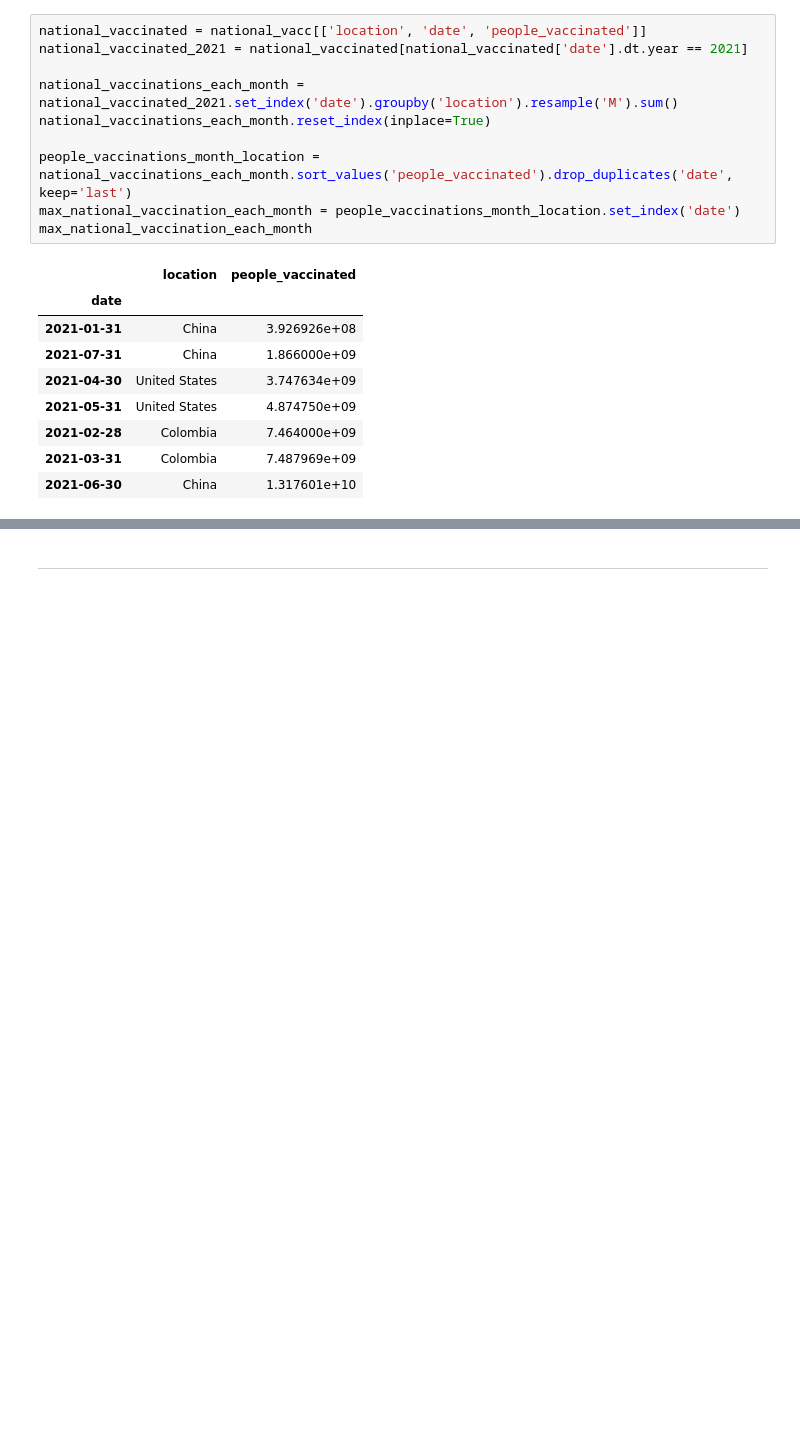
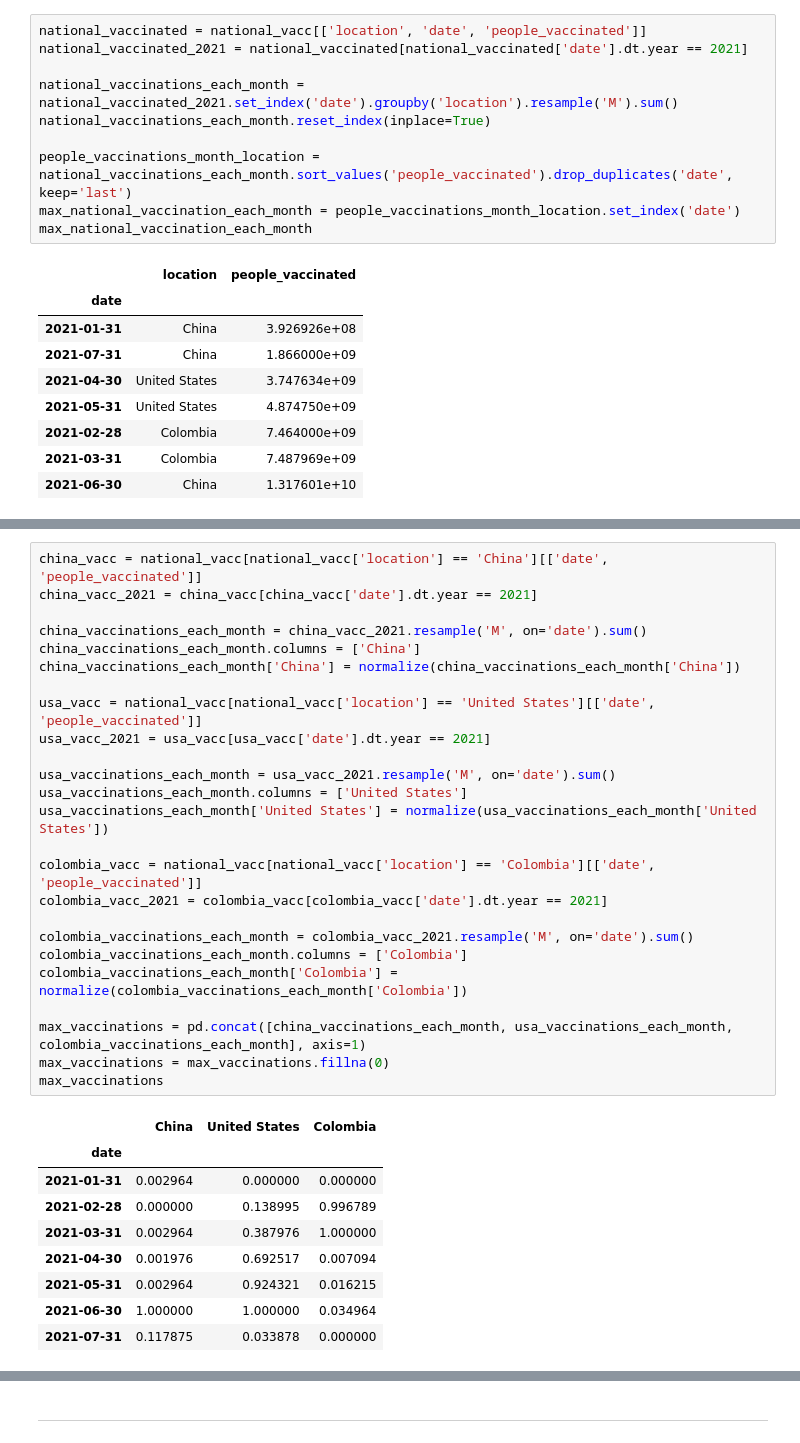
Before and after one commit to FinalProject-P4DS/FinalProject-P4DS, a Jupyter notebook: Final_Project-P4DS.ipynb, the cells around one changed output, grey strips where cells are left out. Cells and saved outputs as stored; diff of their text form; blank space fills up the shorter version.

```diff
--- a/Final_Project-P4DS.ipynb
+++ b/Final_Project-P4DS.ipynb
@@ -791 +844,36 @@ max_national_vaccination_each_month
+# %%
+china_vacc = national_vacc[national_vacc['location'] == 'China'][['date', 'people_vaccinated']]
+china_vacc_2021 = china_vacc[china_vacc['date'].dt.year == 2021]
+
+china_vaccinations_each_month = china_vacc_2021.resample('M', on='date').sum()
+china_vaccinations_each_month.columns = ['China']
+china_vaccinations_each_month['China'] = normalize(china_vaccinations_each_month['China'])
+
+usa_vacc = national_vacc[national_vacc['location'] == 'United States'][['date', 'people_vaccinated']]
+usa_vacc_2021 = usa_vacc[usa_vacc['date'].dt.year == 2021]
+
+usa_vaccinations_each_month = usa_vacc_2021.resample('M', on='date').sum()
+usa_vaccinations_each_month.columns = ['United States']
+usa_vaccinations_each_month['United States'] = normalize(usa_vaccinations_each_month['United States'])
+
+colombia_vacc = national_vacc[national_vacc['location'] == 'Colombia'][['date', 'people_vaccinated']]
+colombia_vacc_2021 = colombia_vacc[colombia_vacc['date'].dt.year == 2021]
+
+colombia_vaccinations_each_month = colombia_vacc_2021.resample('M', on='date').sum()
+colombia_vaccinations_each_month.columns = ['Colombia']
+colombia_vaccinations_each_month['Colombia'] = normalize(colombia_vaccinations_each_month['Colombia'])
+
+max_vaccinations = pd.concat([china_vaccinations_each_month, usa_vaccinations_each_month, colombia_vaccinations_each_month], axis=1)
+max_vaccinations = max_vaccinations.fillna(0)
+max_vaccinations
+# %% [output]
+|  | China | United States | Colombia |
+| date |  |  |  |
+| 2021-01-31 | 0.002964 | 0.000000 | 0.000000 |
+| 2021-02-28 | 0.000000 | 0.138995 | 0.996789 |
+| 2021-03-31 | 0.002964 | 0.387976 | 1.000000 |
+| 2021-04-30 | 0.001976 | 0.692517 | 0.007094 |
+| 2021-05-31 | 0.002964 | 0.924321 | 0.016215 |
+| 2021-06-30 | 1.000000 | 1.000000 | 0.034964 |
+| 2021-07-31 | 0.117875 | 0.033878 | 0.000000 |
 # %%
```
Also changed, not shown: parts of 19 cells of this notebook.
